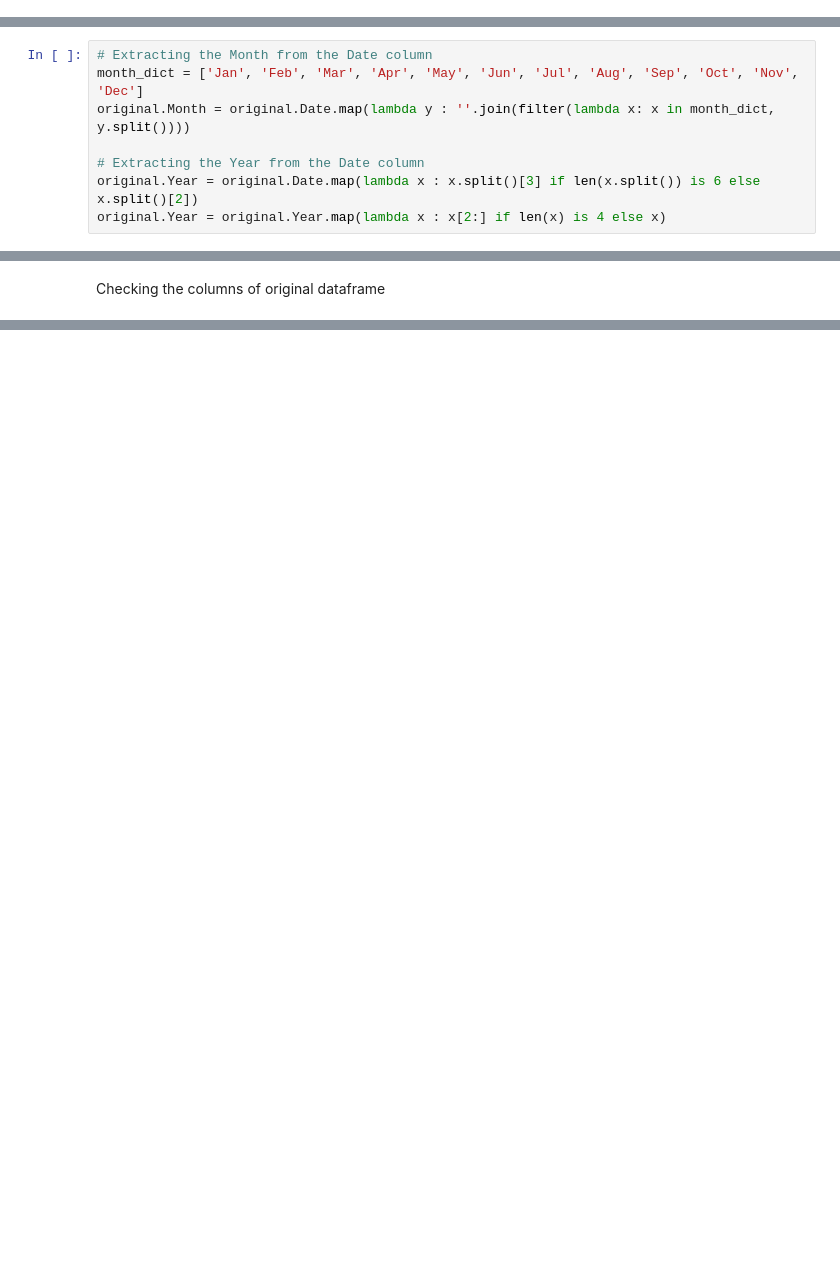
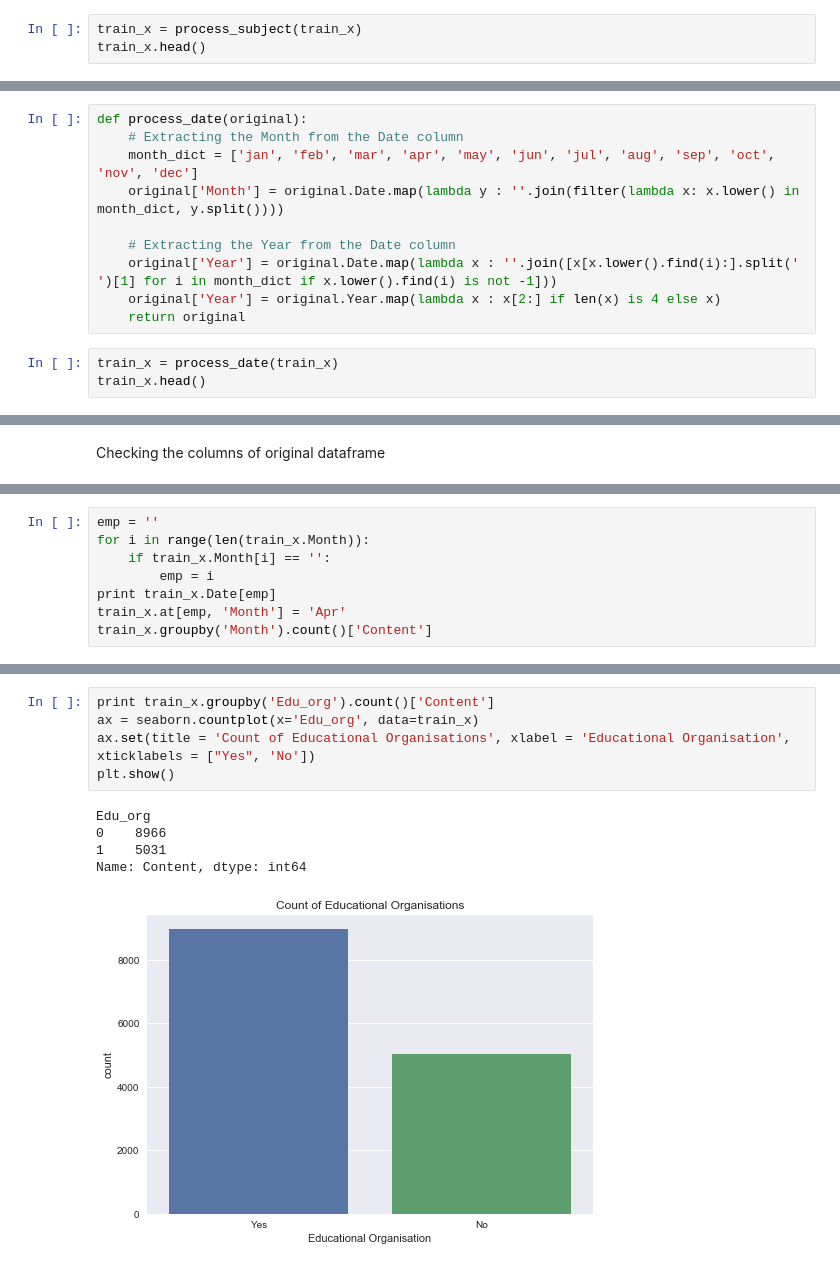
Before and after one commit to Chialijuan/20Newsgrp-Analysis, a Jupyter notebook: 20 Newsgroups YY.ipynb, the cells around one changed output, grey strips where cells are left out. Cells and saved outputs as stored; diff of their text form; blank space fills up the shorter version.

Commit message:
cleaned up the notebook, split into training and test set by stratified.

```diff
--- a/20 Newsgroups YY.ipynb
+++ b/20 Newsgroups YY.ipynb
@@ -111,0 +196,3 @@ del original['Subject_processed']
+# %%
+train_x = process_subject(train_x)
+train_x.head()
@@ -113,10 +207,15 @@ del original['Subject_processed']
 ## Date
 For Date, extract month and year (year seems to be all in 1993)
 # %%
-# Extracting the Month from the Date column
-month_dict = ['Jan', 'Feb', 'Mar', 'Apr', 'May', 'Jun', 'Jul', 'Aug', 'Sep', 'Oct', 'Nov', 'Dec']
-original.Month = original.Date.map(lambda y : ''.join(filter(lambda x: x in month_dict, y.split())))
+def process_date(original):
+    # Extracting the Month from the Date column
+    month_dict = ['jan', 'feb', 'mar', 'apr', 'may', 'jun', 'jul', 'aug', 'sep', 'oct', 'nov', 'dec']
+    original['Month'] = original.Date.map(lambda y : ''.join(filter(lambda x: x.lower() in month_dict, y.split())))
 
-# Extracting the Year from the Date column
-original.Year = original.Date.map(lambda x : x.split()[3] if len(x.split()) is 6 else x.split()[2])
-original.Year = original.Year.map(lambda x : x[2:] if len(x) is 4 else x)
+    # Extracting the Year from the Date column
+    original['Year'] = original.Date.map(lambda x : ''.join([x[x.lower().find(i):].split(' ')[1] for i in month_dict if x.lower().find(i) is not -1]))
+    original['Year'] = original.Year.map(lambda x : x[2:] if len(x) is 4 else x)
+    return original
+# %%
+train_x = process_date(train_x)
+train_x.head()
@@ -151,0 +297,8 @@ dtype: int64
+# %%
+emp = ''
+for i in range(len(train_x.Month)):
+    if train_x.Month[i] == '':
+        emp = i
+print train_x.Date[emp]
+train_x.at[emp, 'Month'] = 'Apr'
+train_x.groupby('Month').count()['Content']
@@ -151,0 +318,11 @@ dtype: int64
+# %%
+print train_x.groupby('Edu_org').count()['Content']
+ax = seaborn.countplot(x='Edu_org', data=train_x)
+ax.set(title = 'Count of Educational Organisations', xlabel = 'Educational Organisation', xticklabels = ["Yes", 'No'])
+plt.show()
+# %% [output]
+Edu_org
+0    8966
+1    5031
+Name: Content, dtype: int64
+[figure, added]
```
Also changed, not shown: parts of 27 cells of this notebook, 4 other files.
